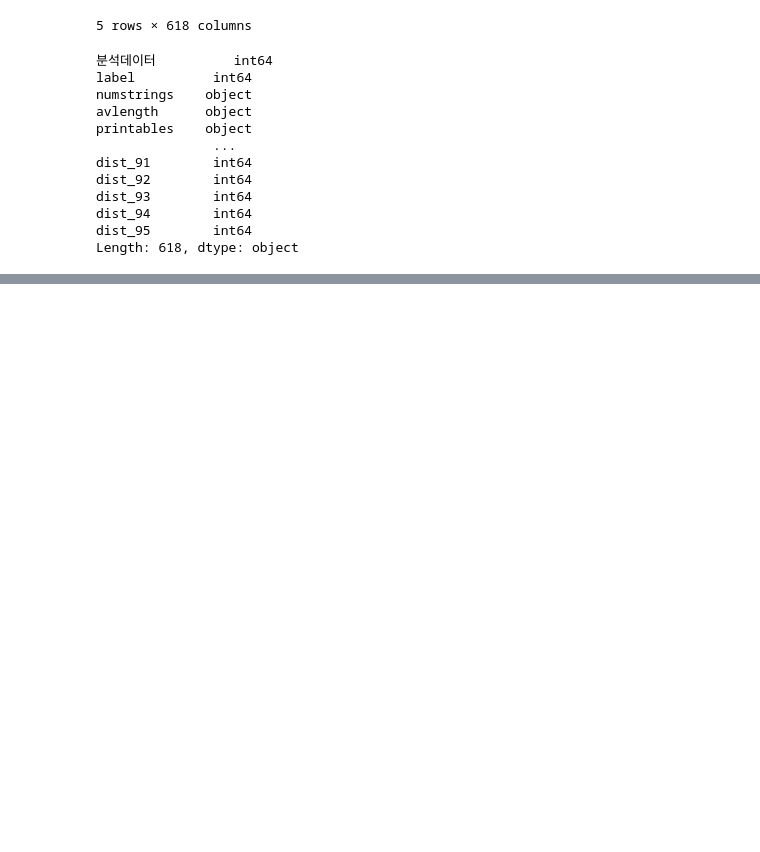
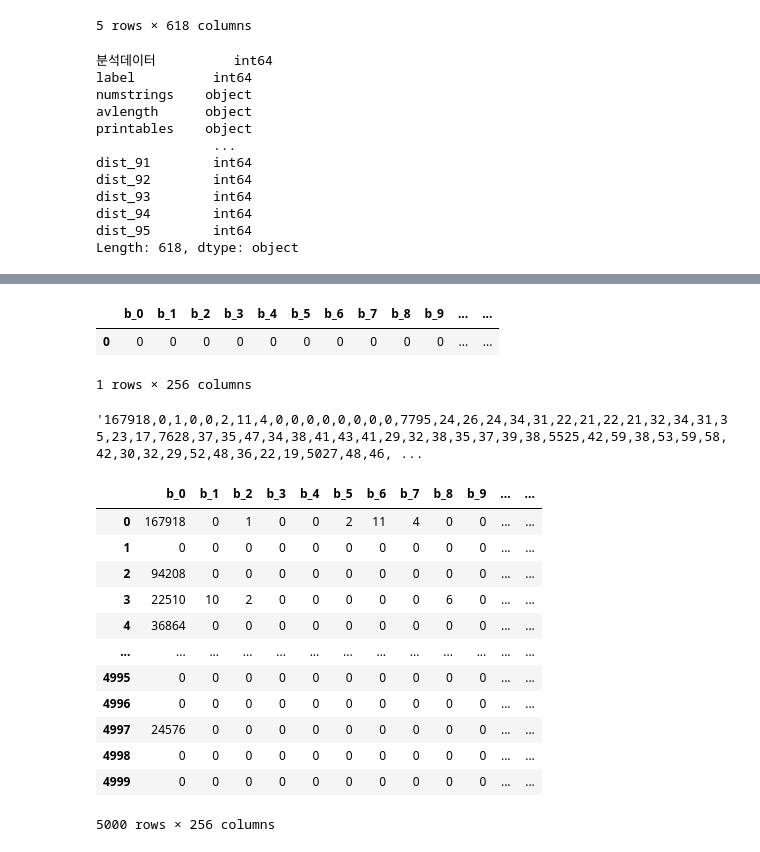
Before and after one commit to Hoseo-IELab/Hoseo_AI_Competition, a Jupyter notebook: Acc100_Preprocessing.ipynb, the cells around one changed output, grey strips where cells are left out. Drawn from its saved outputs; the diff is of its cells as text; code cells hidden in the pictures; blank space fills up the shorter version.

```diff
--- a/Acc100_Preprocessing.ipynb
+++ b/Acc100_Preprocessing.ipynb
@@ -670,0 +1003,36 @@ train_df.to_csv('preprocessed_train.csv', index=False, encoding='euc-kr')
+# %%
+feature_group_b_df = feature_group_b_df[empty_list]
+# %%
+feature_group_b_df
+# %% [output]
+|  | b_0 | b_1 | b_2 | b_3 | b_4 | b_5 | b_6 | b_7 | b_8 | b_9 | ... | ... |
+| 0 | 0 | 0 | 0 | 0 | 0 | 0 | 0 | 0 | 0 | 0 | ... | ... |
+1 rows × 256 columns
+# %%
+modify_feature_group_B[0]
+# %% [output]
+'167918,0,1,0,0,2,11,4,0,0,0,0,0,0,0,0,7795,24,26,24,34,31,22,21,22,21,32,34,31,35,23,17,7628,37,35,47,34,38,41,43,41,29,32,38,35,37,39,38,5525,42,59,38,53,59,58,42,30,32,29,52,48,36,22,19,5027,48,46, ...
+# %%
+for x in range(len(modify_feature_group_B)):
+    temp = modify_feature_group_B[x].split(',')
+    feature_group_b_df = feature_group_b_df.append(pd.Series(temp, index=feature_group_b_df.columns), ignore_index=True)
+# %%
+feature_group_b_df = feature_group_b_df.drop([0])
+# %%
+feature_group_b_df = feature_group_b_df.reset_index(drop=True)
+# %%
+feature_group_b_df
+# %% [output]
+|  | b_0 | b_1 | b_2 | b_3 | b_4 | b_5 | b_6 | b_7 | b_8 | b_9 | ... | ... |
+| 0 | 167918 | 0 | 1 | 0 | 0 | 2 | 11 | 4 | 0 | 0 | ... | ... |
+| 1 | 0 | 0 | 0 | 0 | 0 | 0 | 0 | 0 | 0 | 0 | ... | ... |
+| 2 | 94208 | 0 | 0 | 0 | 0 | 0 | 0 | 0 | 0 | 0 | ... | ... |
+| 3 | 22510 | 10 | 2 | 0 | 0 | 0 | 0 | 0 | 6 | 0 | ... | ... |
+| 4 | 36864 | 0 | 0 | 0 | 0 | 0 | 0 | 0 | 0 | 0 | ... | ... |
+| ... | ... | ... | ... | ... | ... | ... | ... | ... | ... | ... | ... | ... |
+| 4995 | 0 | 0 | 0 | 0 | 0 | 0 | 0 | 0 | 0 | 0 | ... | ... |
+| 4996 | 0 | 0 | 0 | 0 | 0 | 0 | 0 | 0 | 0 | 0 | ... | ... |
+| 4997 | 24576 | 0 | 0 | 0 | 0 | 0 | 0 | 0 | 0 | 0 | ... | ... |
+| 4998 | 0 | 0 | 0 | 0 | 0 | 0 | 0 | 0 | 0 | 0 | ... | ... |
+| 4999 | 0 | 0 | 0 | 0 | 0 | 0 | 0 | 0 | 0 | 0 | ... | ... |
+5000 rows × 256 columns
```
Also changed, not shown: parts of 75 cells of this notebook, 4 other files.
